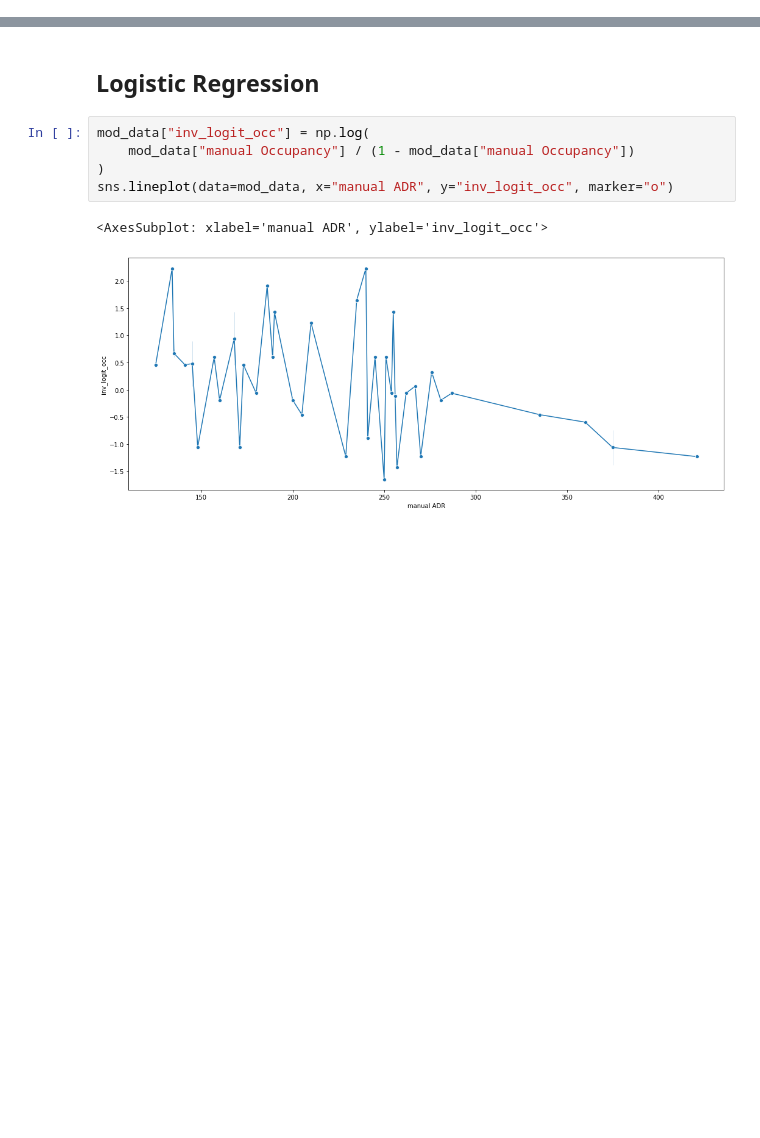
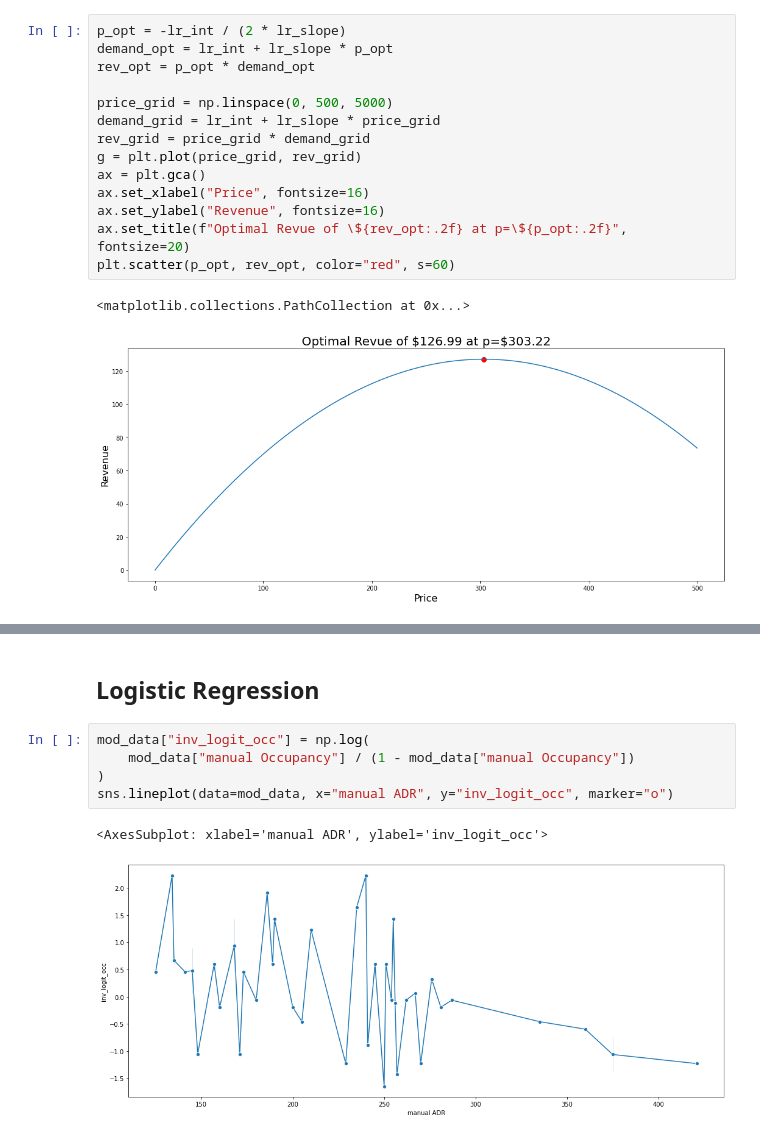
Before and after one commit to ichbinallen/opt_occ, a Jupyter notebook: notebooks/Comps.ipynb, the cells around one changed output, grey strips where cells are left out. Cells and saved outputs as stored; diff of their text form; blank space fills up the shorter version.

```diff
--- a/notebooks/Comps.ipynb
+++ b/notebooks/Comps.ipynb
@@ -192,0 +189,17 @@ plt.scatter(p_opt, 0.8 * p_opt * occ_opt, color="red", s=100)
+# %%
+p_opt = -lr_int / (2 * lr_slope)
+demand_opt = lr_int + lr_slope * p_opt
+rev_opt = p_opt * demand_opt
+
+price_grid = np.linspace(0, 500, 5000)
+demand_grid = lr_int + lr_slope * price_grid
+rev_grid = price_grid * demand_grid
+g = plt.plot(price_grid, rev_grid)
+ax = plt.gca()
+ax.set_xlabel("Price", fontsize=16)
+ax.set_ylabel("Revenue", fontsize=16)
+ax.set_title(f"Optimal Revue of \${rev_opt:.2f} at p=\${p_opt:.2f}", fontsize=20)
+plt.scatter(p_opt, rev_opt, color="red", s=60)
+# %% [output]
+<matplotlib.collections.PathCollection at 0x...>
+[figure, added]
```
Also changed, not shown: parts of 27 cells of this notebook.
